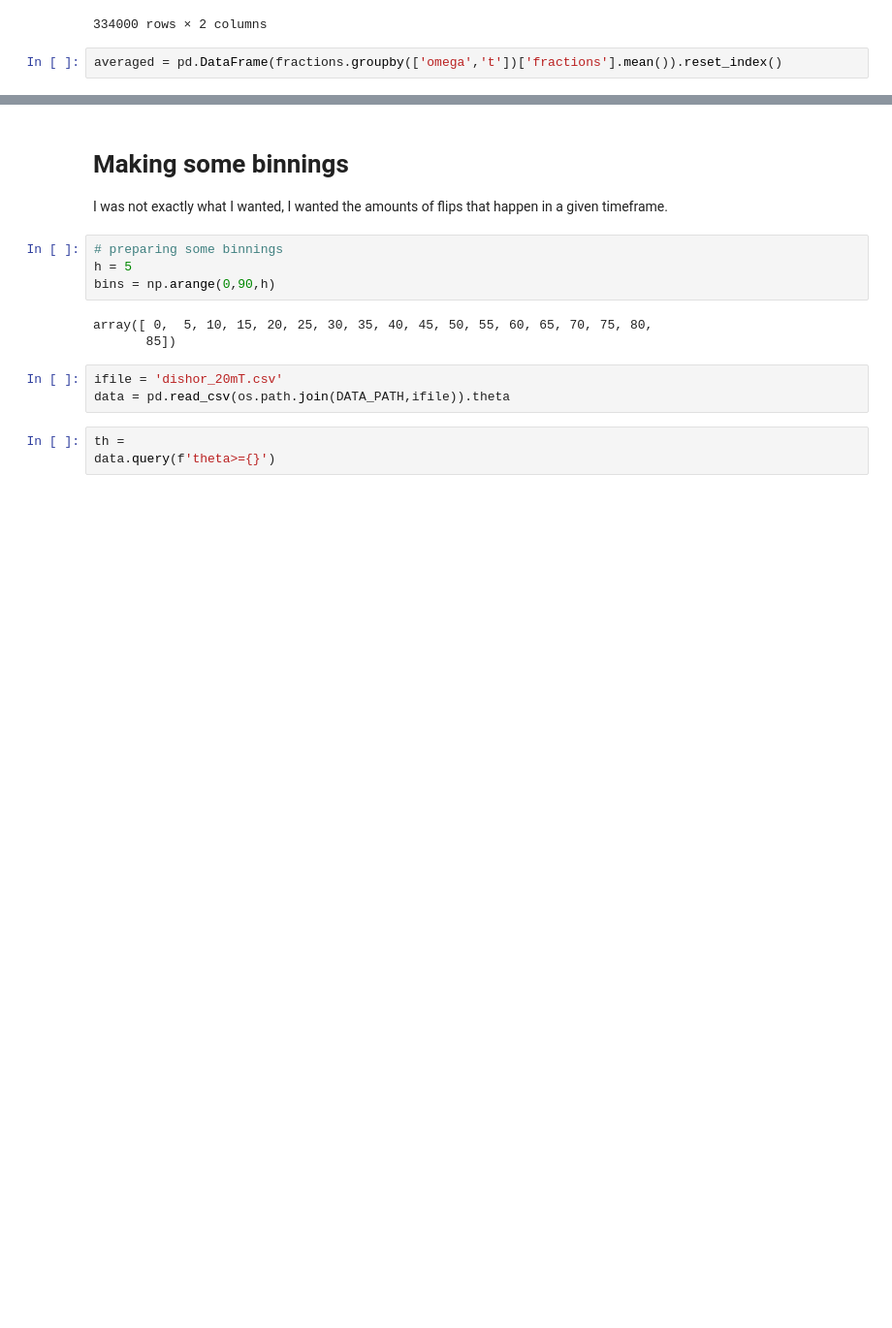
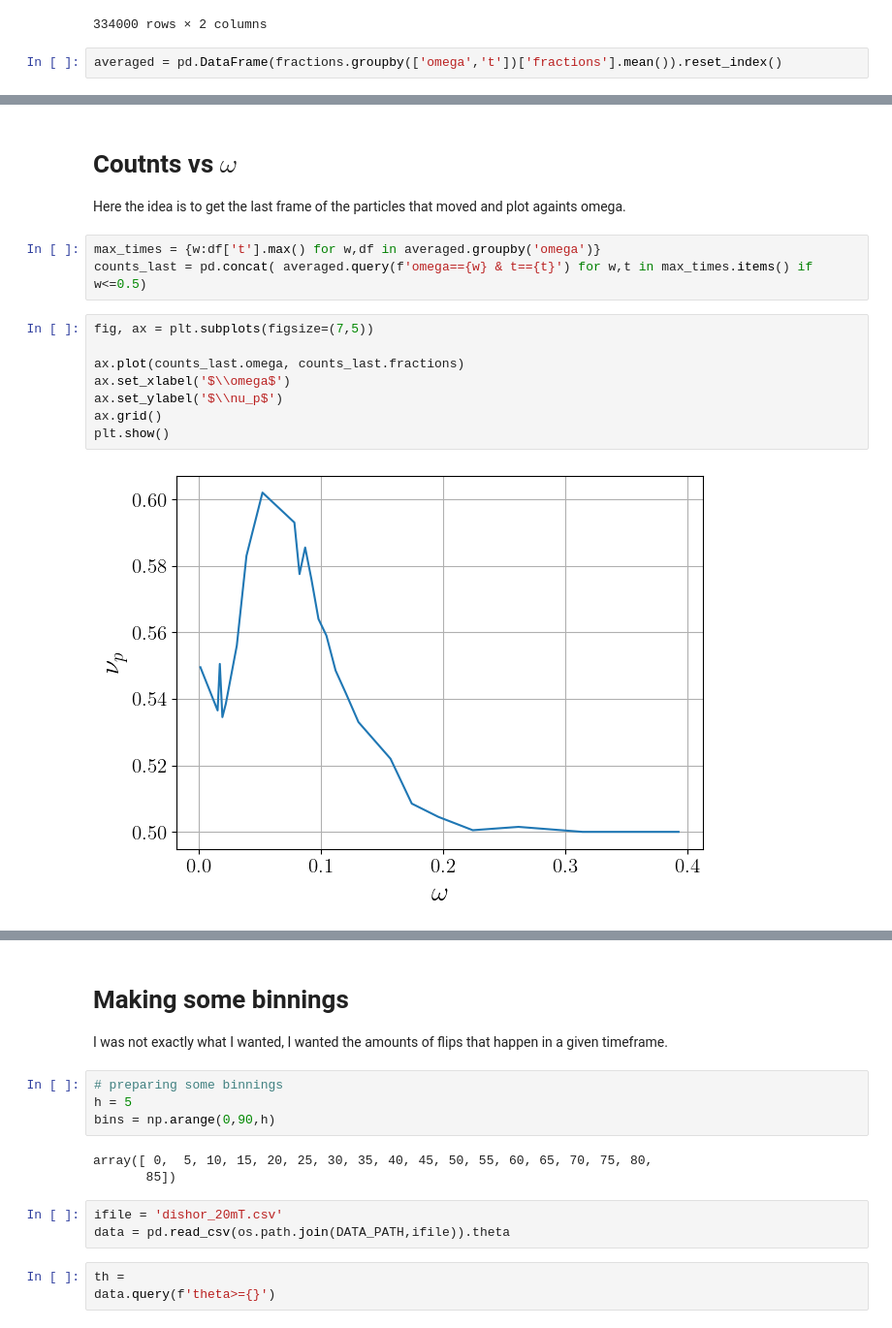
Before and after one commit to leogabac/reentrancy, a Jupyter notebook: src/notebooks/particle_counts.ipynb, the cells around one changed output, grey strips where cells are left out. Shown at 97% size. Cells and saved outputs as stored; diff of their text form; blank space fills up the shorter version.

```diff
--- a/src/notebooks/particle_counts.ipynb
+++ b/src/notebooks/particle_counts.ipynb
@@ -155,0 +157,16 @@ plt.show()
+# %% [markdown]
+# Coutnts vs $\omega$
+Here the idea is to get the last frame of the particles that moved and plot againts omega.
+# %%
+max_times = {w:df['t'].max() for w,df in averaged.groupby('omega')}
+counts_last = pd.concat( averaged.query(f'omega=={w} & t=={t}') for w,t in max_times.items() if w<=0.5)
+# %%
+fig, ax = plt.subplots(figsize=(7,5))
+
+ax.plot(counts_last.omega, counts_last.fractions)
+ax.set_xlabel('$\\omega$')
+ax.set_ylabel('$\\nu_p$')
+ax.grid()
+plt.show()
+# %% [output]
+[figure, added]
```
Also changed, not shown: parts of 5 cells of this notebook.
